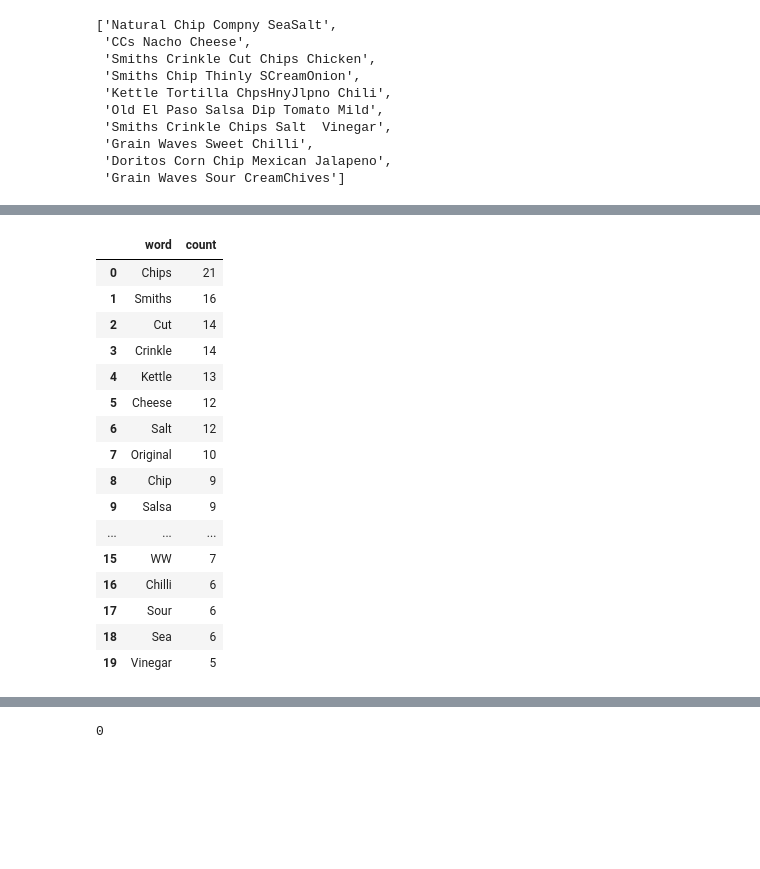
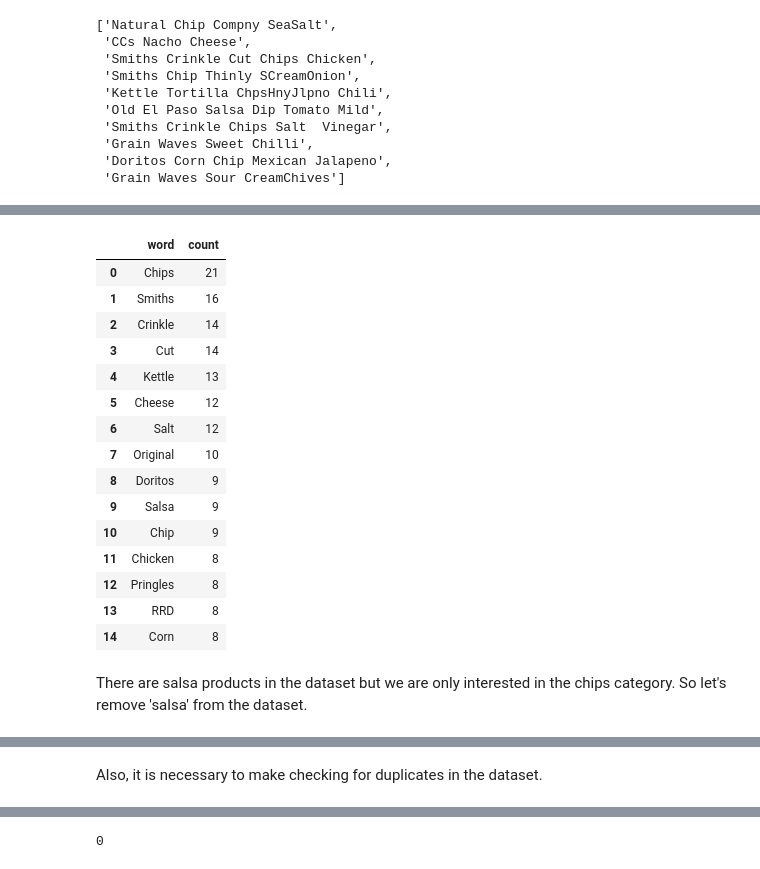
Before and after one commit to 7086600/quantium_project, a Jupyter notebook: quantium.ipynb, the cells around one changed output, grey strips where cells are left out. Cells and saved outputs as stored; diff of their text form; code cells hidden in the pictures; blank space fills up the shorter version.

```diff
--- a/quantium.ipynb
+++ b/quantium.ipynb
@@ -281,25 +285,26 @@ words_count_set = set(words_count)
 # words_count_set
 # %%
 # creating a DataFrame from the words count
-pd.DataFrame(words_count_set, columns=['word', 'count']).sort_values(by='count', ascending=False).reset_index(drop=True).head(20)
+pd.DataFrame(words_count_set, columns=['word', 'count']).sort_values(by='count', ascending=False).reset_index(drop=True).head(15)
 # %% [output]
 |  | word | count |
 | 0 | Chips | 21 |
 | 1 | Smiths | 16 |
-| 2 | Cut | 14 |
-| 3 | Crinkle | 14 |
+| 2 | Crinkle | 14 |
+| 3 | Cut | 14 |
 | 4 | Kettle | 13 |
 | 5 | Cheese | 12 |
 | 6 | Salt | 12 |
 | 7 | Original | 10 |
-| 8 | Chip | 9 |
+| 8 | Doritos | 9 |
 | 9 | Salsa | 9 |
-| ... | ... | ... |
-| 15 | WW | 7 |
-| 16 | Chilli | 6 |
-| 17 | Sour | 6 |
-| 18 | Sea | 6 |
-| 19 | Vinegar | 5 |
+| 10 | Chip | 9 |
+| 11 | Chicken | 8 |
+| 12 | Pringles | 8 |
+| 13 | RRD | 8 |
+| 14 | Corn | 8 |
+# %% [markdown]
+There are salsa products in the dataset but we are only interested in the chips category. So let's remove 'salsa' from the dataset.
 # %%
 # looking the product names with word 'salsa'
 transactions[transactions['product_name'].str.contains('salsa', case=False, na=False)].head(10)
@@ -331,6 +336,8 @@ transactions.describe()
 | 75% | 2019-03-31 00:00:00 | 203.00 | 203084.00 | 202653.75 | 87.00 | 2.00 | ... |
 | max | 2019-06-30 00:00:00 | 272.00 | 2373711.00 | 2415841.00 | 114.00 | 200.00 | ... |
 | std | NaN | 76.79 | 80715.28 | 78147.72 | 33.70 | 0.66 | ... |
+# %% [markdown]
+Also, it is necessary to make checking for duplicates in the dataset.
 # %%
 # checking the duplicates
 transactions[transactions.duplicated(keep=False)]
```
Also changed, not shown: parts of 6 cells of this notebook.
